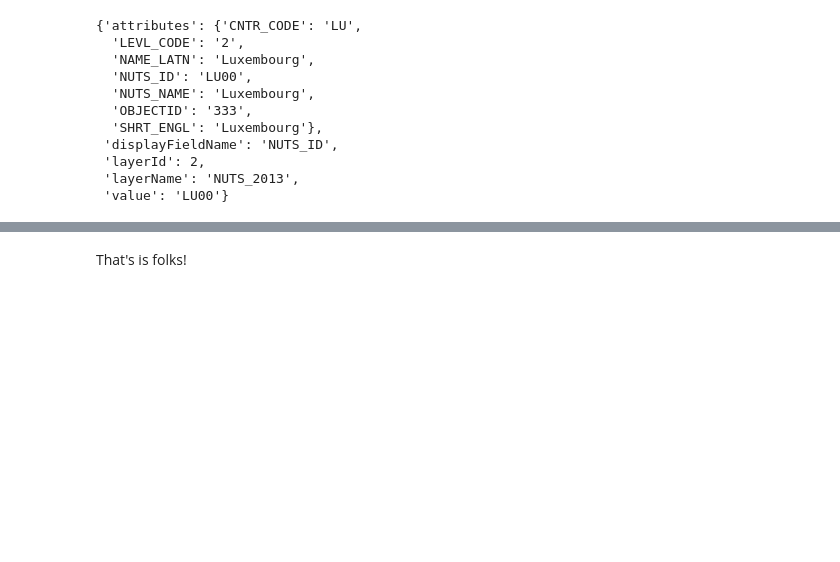
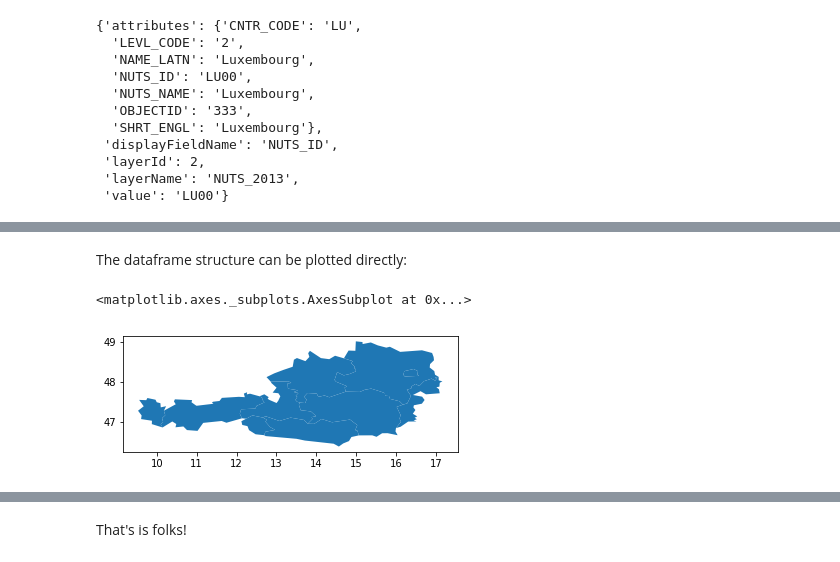
Before and after one commit to eurostat/happyGISCO, a Jupyter notebook: notebooks/example_GISCO_services.ipynb, the cells around one changed output, grey strips where cells are left out. Saved outputs shown, nothing was run; the diff lists cells and outputs as text; code cells hidden in the pictures; blank space fills up the shorter version.

```diff
--- a/notebooks/example_GISCO_services.ipynb
+++ b/notebooks/example_GISCO_services.ipynb
@@ -201,0 +231,3 @@ serv.coord2nuts(coord, level=2)
+# %%
+resp = serv.nuts_response(unit=units, year=2013, scale='20m', vector='region')
+resp
@@ -201,0 +248,3 @@ serv.coord2nuts(coord, level=2)
+# %%
+data = serv.nuts_geometry(resp=resp)
+type(data) == base._NestedDict
@@ -201,0 +261,3 @@ serv.coord2nuts(coord, level=2)
+# %%
+geometries = data.xvalues()
+geometries
@@ -201,0 +296,3 @@ serv.coord2nuts(coord, level=2)
+# %%
+gdf = geopandas.GeoDataFrame.from_features([g['features'][0] for g in geometries], crs=geometries[0]['crs'])
+gdf.head()
@@ -201,0 +306,8 @@ serv.coord2nuts(coord, level=2)
+# %% [markdown]
+The dataframe structure can be plotted directly:
+# %%
+%matplotlib inline
+gdf.plot()
+# %% [output]
+<matplotlib.axes._subplots.AxesSubplot at 0x...>
+[figure, added]
```
Also changed, not shown: parts of 28 cells of this notebook, 1 other file.
